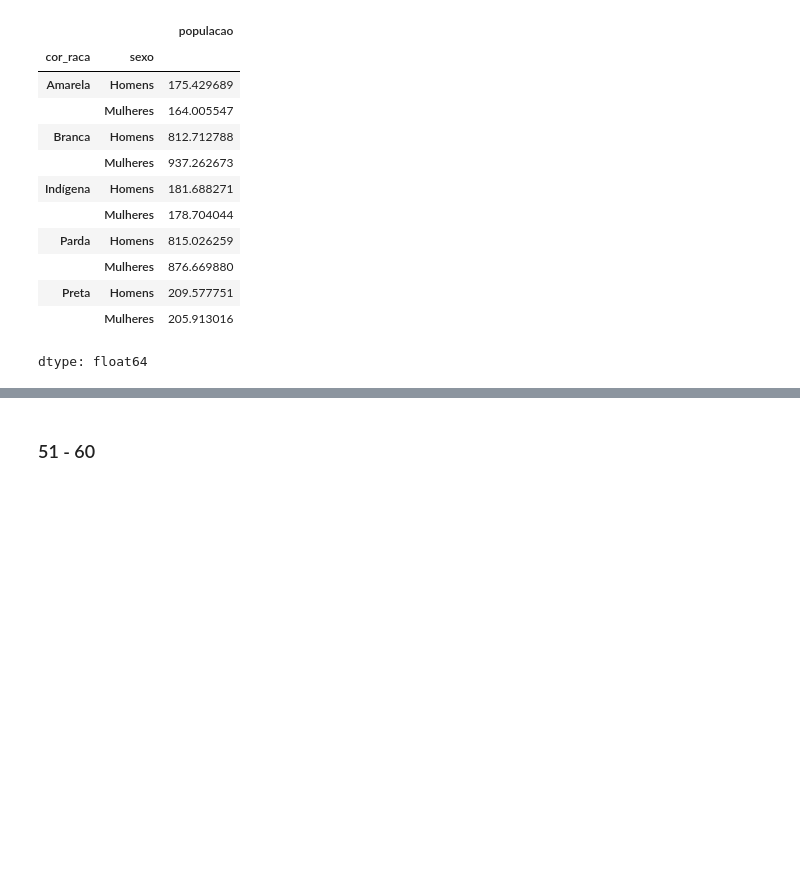
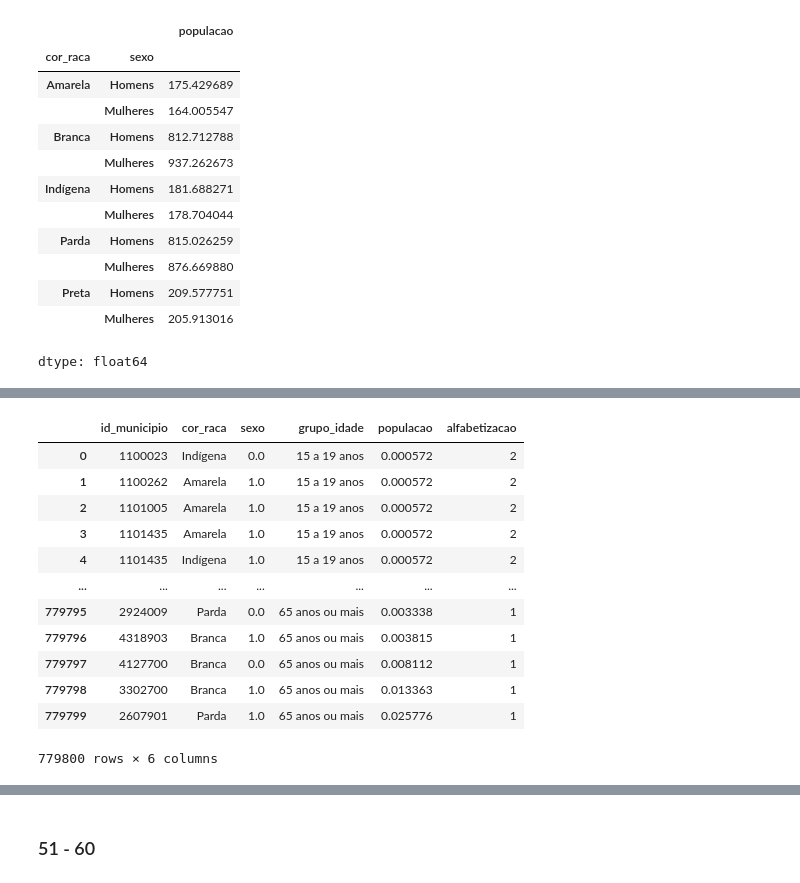
Before and after one commit to zicziczic/AlphabetizationAnalysis, a Jupyter notebook: ExerciciosComplementares.ipynb, the cells around one changed output, grey strips where cells are left out. Cells and saved outputs as stored; diff of their text form; code cells hidden in the pictures; blank space fills up the shorter version.

```diff
--- a/ExerciciosComplementares.ipynb
+++ b/ExerciciosComplementares.ipynb
@@ -463,0 +484,21 @@ Index(['cor_raca', 'sexo', 'grupo_idade', 'alfabetizacao'], dtype='object')
+# %%
+alfa = df["alfabetizacao"]
+df.drop("alfabetizacao", axis=1, inplace=True)
+df["alfabetizacao"] = alfa
+df.drop("id_municipio", axis=1, inplace=True)
+# %%
+df
+# %% [output]
+|  | id_municipio | cor_raca | sexo | grupo_idade | populacao | alfabetizacao |
+| 0 | 1100023 | Indígena | 0.0 | 15 a 19 anos | 0.000572 | 2 |
+| 1 | 1100262 | Amarela | 1.0 | 15 a 19 anos | 0.000572 | 2 |
+| 2 | 1101005 | Amarela | 1.0 | 15 a 19 anos | 0.000572 | 2 |
+| 3 | 1101435 | Amarela | 1.0 | 15 a 19 anos | 0.000572 | 2 |
+| 4 | 1101435 | Indígena | 1.0 | 15 a 19 anos | 0.000572 | 2 |
+| ... | ... | ... | ... | ... | ... | ... |
+| 779795 | 2924009 | Parda | 0.0 | 65 anos ou mais | 0.003338 | 1 |
+| 779796 | 4318903 | Branca | 1.0 | 65 anos ou mais | 0.003815 | 1 |
+| 779797 | 4127700 | Branca | 0.0 | 65 anos ou mais | 0.008112 | 1 |
+| 779798 | 3302700 | Branca | 1.0 | 65 anos ou mais | 0.013363 | 1 |
+| 779799 | 2607901 | Parda | 1.0 | 65 anos ou mais | 0.025776 | 1 |
+779800 rows × 6 columns
```
Also changed, not shown: parts of 11 cells of this notebook.
